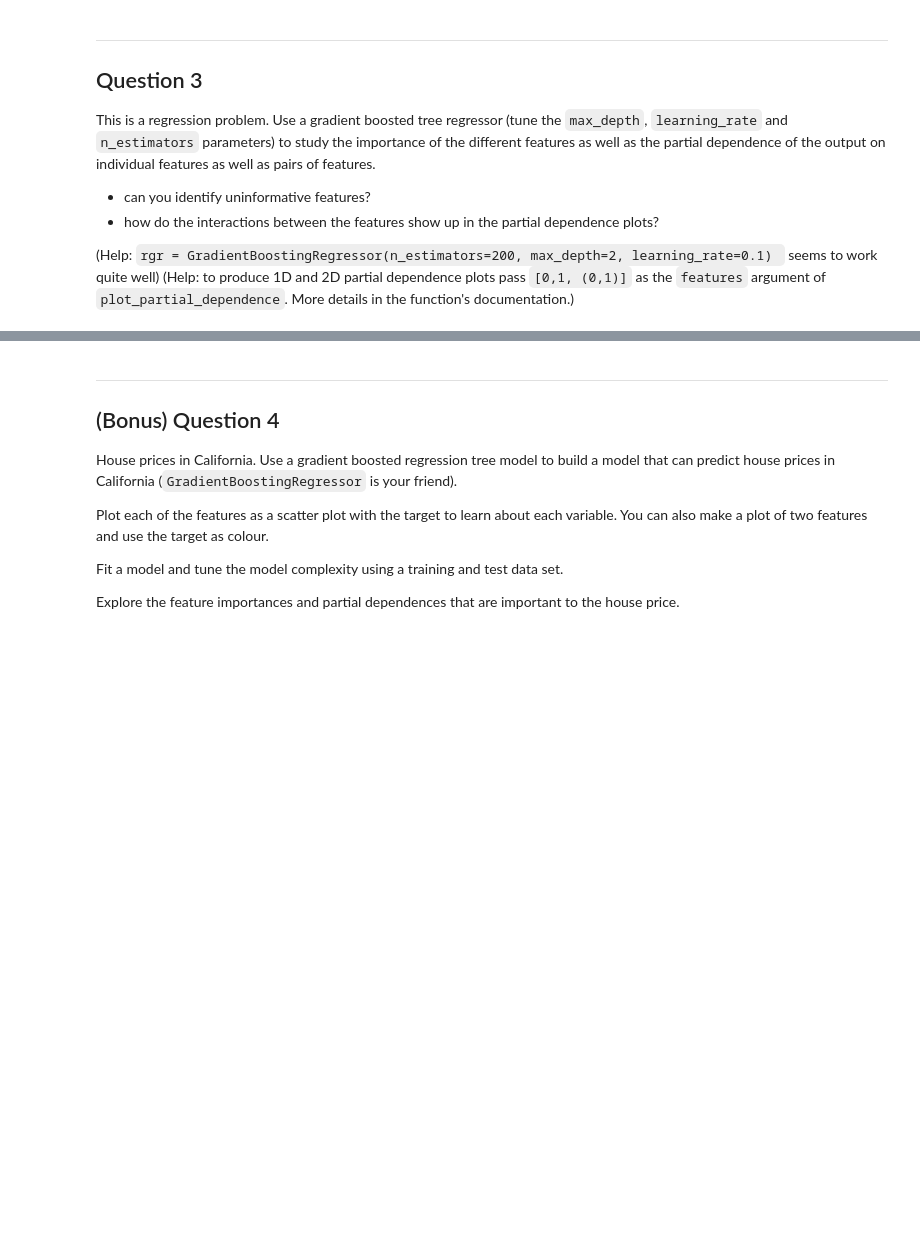
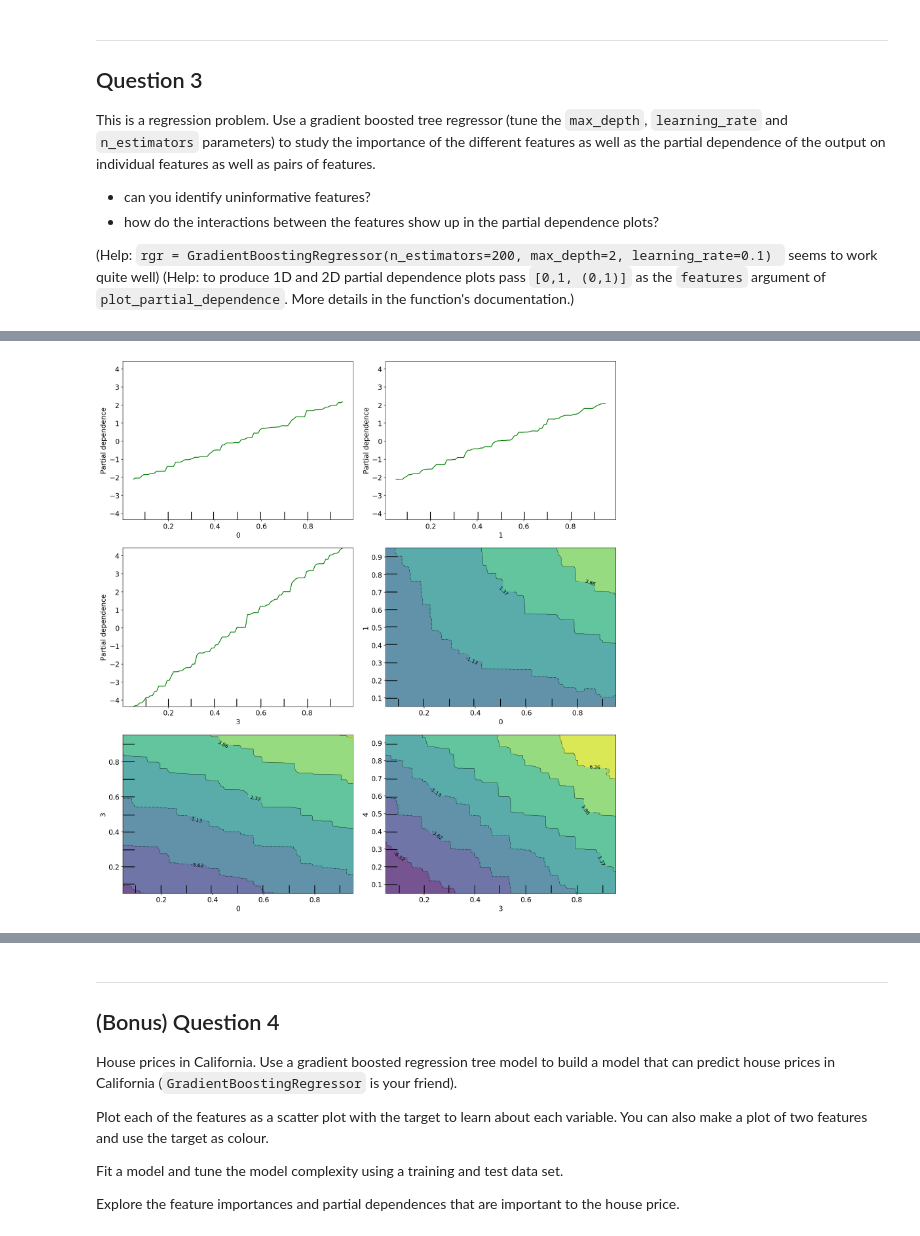
Before and after one commit to JonSulc/advanced-comp-2017, a Jupyter notebook: 02-trees/exercise.ipynb, the cells around one changed output, grey strips where cells are left out. Saved outputs shown, nothing was run; the diff lists cells and outputs as text; code cells hidden in the pictures; blank space fills up the shorter version.

```diff
--- a/02-trees/exercise.ipynb
+++ b/02-trees/exercise.ipynb
@@ -66,7 +221,7 @@ This is a regression problem. Use a gradient boosted tree regressor (tune the `m
 from sklearn.ensemble import GradientBoostingRegressor
 
 
-def make_data(n_samples=800, n_features=8, noise=0.2, random_state=2):
+def make_data(n_samples=10000, n_features=8, noise=0.2, random_state=2):
     generator = check_random_state(random_state)
 
     X = generator.rand(n_samples, n_features)
@@ -80,0 +234,7 @@ X,y = make_data()
+# %%
+from sklearn.ensemble.partial_dependence import plot_partial_dependence
+
+X_train, X_test, y_train, y_test = train_test_split(X, y, train_size=0.5, random_state=42)
+rgr = GradientBoostingRegressor(n_estimators=200, max_depth=2, learning_rate=0.1)
+rgr.fit(X_train, y_train)
+print(rgr.feature_importances_)
@@ -80,0 +248,5 @@ X,y = make_data()
+# %%
+plot_partial_dependence(rgr, X, features=[0, 1, 3, (0, 1), (0, 3), (3, 4)], figsize=(15,16), n_cols=2)
+plt.tight_layout();
+# %% [output]
+[figure, added]
```
Also changed, not shown: parts of 16 cells of this notebook, 1 other file.
